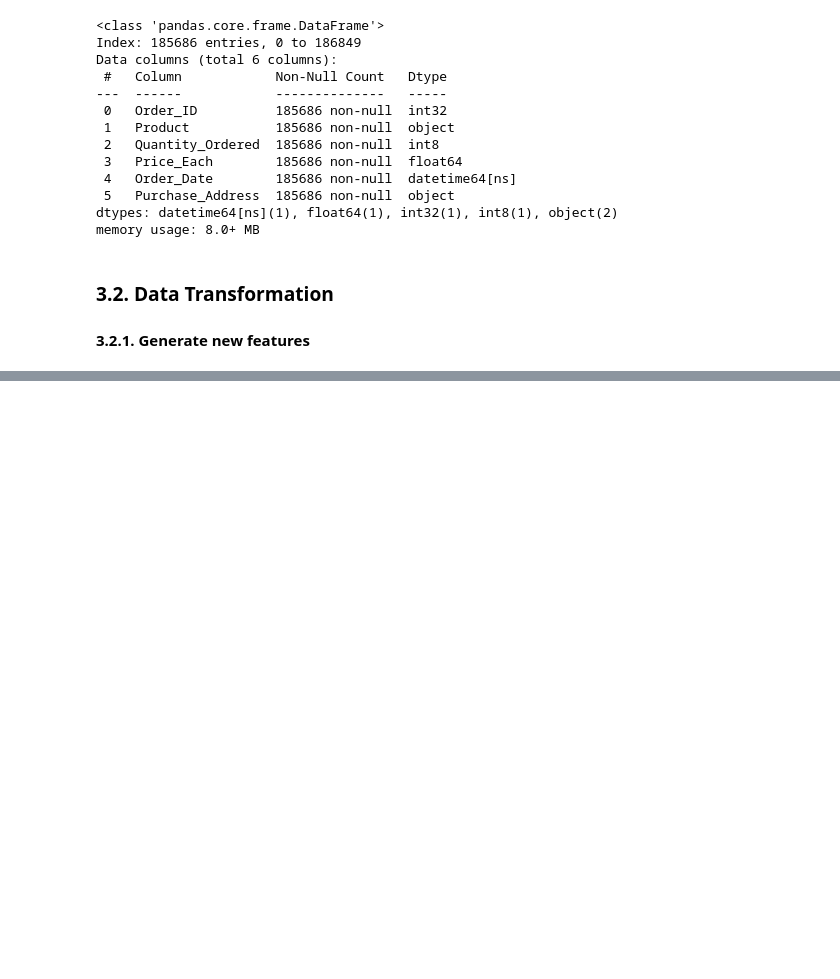
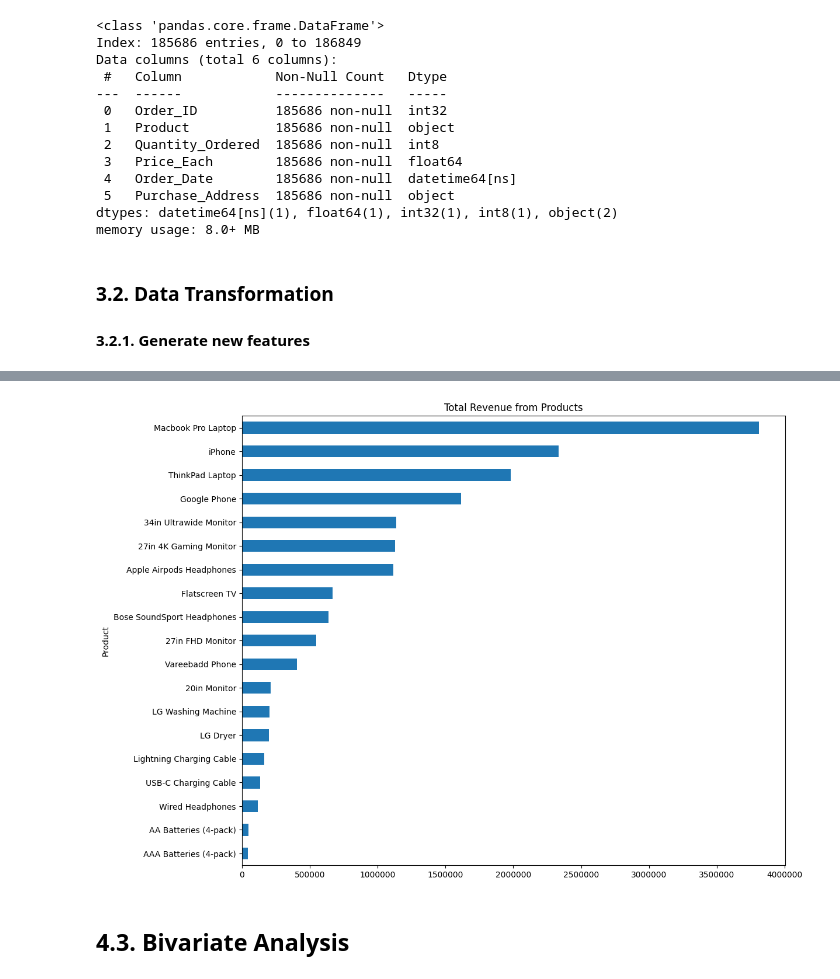
Before and after one commit to Theresah-Essuman/Sales-Data-Analysis-for-2019, a Jupyter notebook: notebook/main.ipynb, the cells around one changed output, grey strips where cells are left out. Drawn from its saved outputs; the diff is of its cells as text; code cells hidden in the pictures; blank space fills up the shorter version.

```diff
--- a/notebook/main.ipynb
+++ b/notebook/main.ipynb
@@ -510,0 +574,11 @@ data_2019.head()
+# %%
+# Filter product sales for the days
+product_sales = data_2019.groupby('Product')['Sales'].sum().sort_values(ascending=True).reset_index()
+
+# Plot the total sales for the products
+ax = product_sales.plot(kind='barh', x='Product', figsize=(12, 10), title='Total Revenue from Products', legend=False)
+plt.ticklabel_format(axis='x', style='plain')
+# %% [output]
+[figure, added]
+# %% [markdown]
+## 4.3. Bivariate Analysis
```
Also changed, not shown: parts of 45 cells of this notebook.
